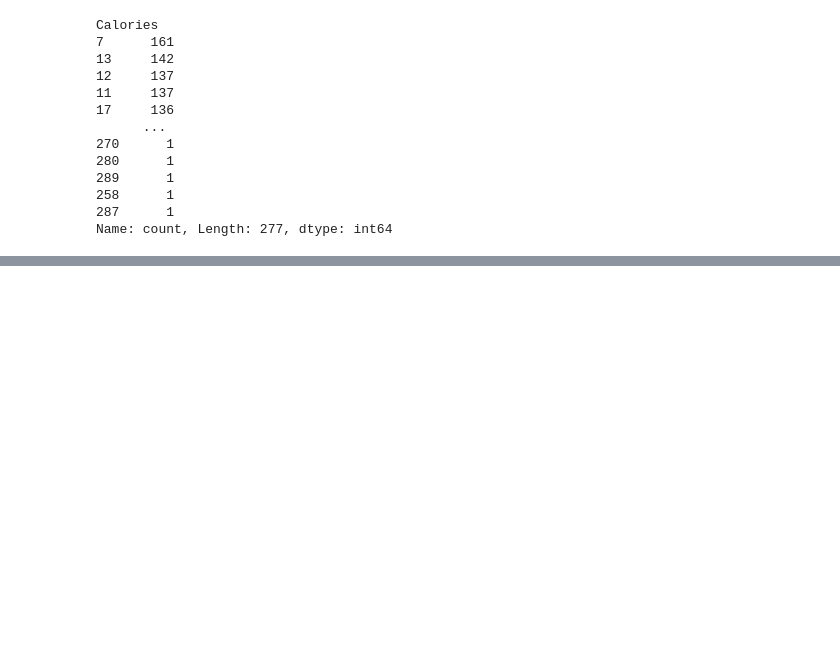
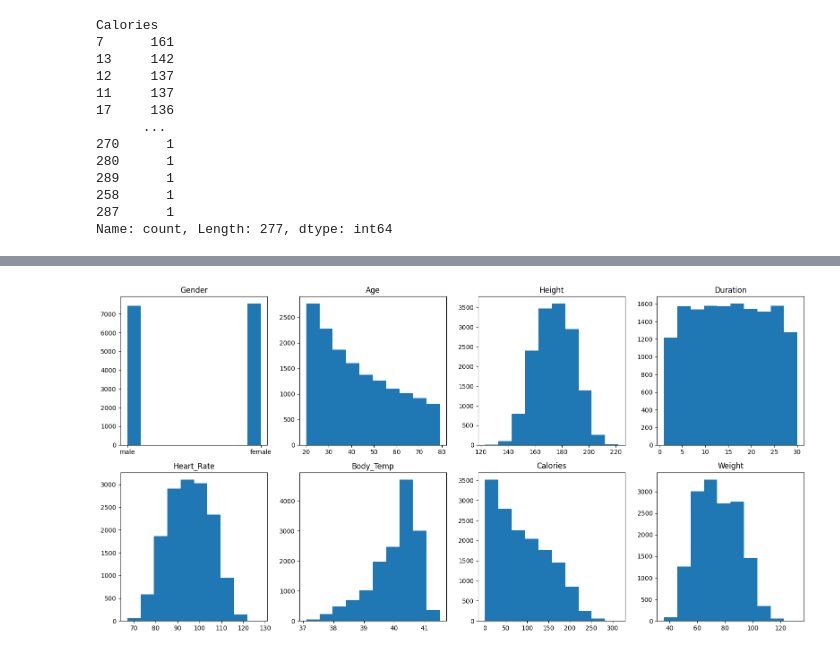
Before and after one commit to AhmadJer99/Calories-Burn-Prediction, a Jupyter notebook: CaloriesBurntPrediction.ipynb, the cells around one changed output, grey strips where cells are left out. Saved outputs shown, nothing was run; the diff lists cells and outputs as text; code cells hidden in the pictures; blank space fills up the shorter version.

```diff
--- a/CaloriesBurntPrediction.ipynb
+++ b/CaloriesBurntPrediction.ipynb
@@ -90,0 +161,31 @@ plt.show()
+# %%
+fig,ax = plt.subplots(2,4, figsize=(16,8))
+
+ax[0,0].title.set_text('Gender')
+ax[0,0].hist(df['Gender'])
+
+ax[0,1].title.set_text('Age')
+ax[0,1].hist(df['Age'])
+
+ax[0,2].title.set_text('Height')
+ax[0,2].hist(df['Height'])
+
+ax[0,3].title.set_text('Duration')
+ax[0,3].hist(df['Duration'])
+
+ax[1,0].title.set_text('Heart_Rate')
+ax[1,0].hist(df['Heart_Rate'])
+
+ax[1,1].title.set_text('Body_Temp')
+ax[1,1].hist(df['Body_Temp'])
+
+ax[1,2].title.set_text('Calories')
+ax[1,2].hist(df['Calories'])
+
+ax[1,3].title.set_text('Weight')
+ax[1,3].hist(df['Weight'])
+
+plt.tight_layout()
+plt.show()
+# %% [output]
+[figure, added]
```
Also changed, not shown: parts of 21 cells of this notebook.
